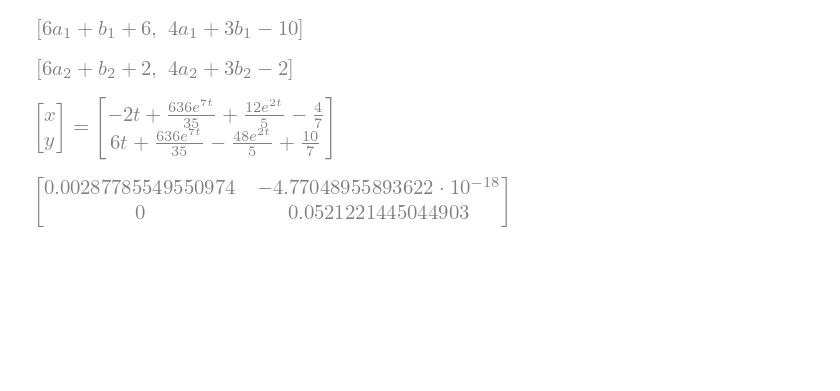
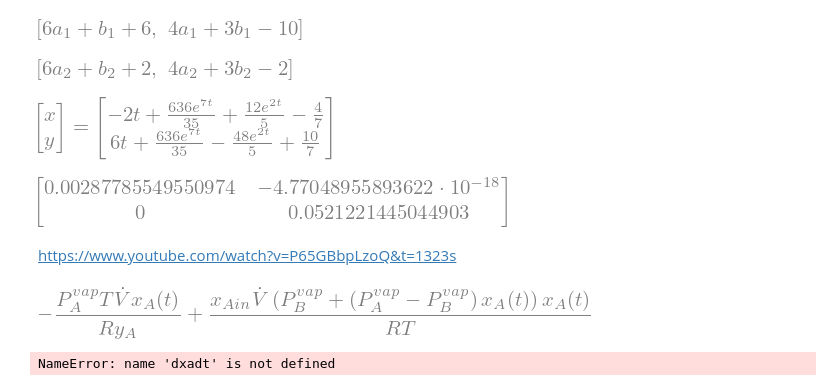
Before and after one commit to vint-j/Chemical-Engineering, a Jupyter notebook: Pastpapers/CP213/Differential_Equations_For_PPs.ipynb, the cells around one changed output. Drawn from its saved outputs; the diff is of its cells as text; code cells hidden in the pictures; blank space fills up the shorter version.

```diff
--- a/Pastpapers/CP213/Differential_Equations_For_PPs.ipynb
+++ b/Pastpapers/CP213/Differential_Equations_For_PPs.ipynb
@@ -778,3 +778,22 @@ P=sp.Matrix([[ev[0][2][0][0],ev[1][2][0][0]],[ev[0][2][0][1],ev[1][2][0][1]]])
 P.inv()@A@P
 # %% [output]
 [figure]
+# %% [markdown]
+https://www.youtube.com/watch?v=P65GBbpLzoQ&t=1323s
+# %%
+#Testquestion
+import sympy as sp
+
+xb,ya,yb,p,pavap,pbvap,na,nb,V ,R,T,xain= sp.symbols('x_B y_A y_B P \\ P^{vap}_A \\ P^{vap}_B N_A N_B \\dot{V} R T \\ x_{Ain}')
+xa=sp.Function('x_A')(t)
+L=V/(R*T)*(pbvap+xa*(pavap-pbvap))
+
+dxadt=L*(xain)/1*xa-V*(xa*pavap/ya)/R*T
+display(dxadt)
+# %% [output]
+[figure, added]
+# %%
+eq=dxadt.subs({R:8.314,pavap:0.10492,pbvap:0.53224,V:10/1000,T:60+273,xain:0.2,ya:1})
+eq
+# %% [output]
+NameError: name 'dxadt' is not defined
```
Also changed, not shown: parts of 4 cells of this notebook.
